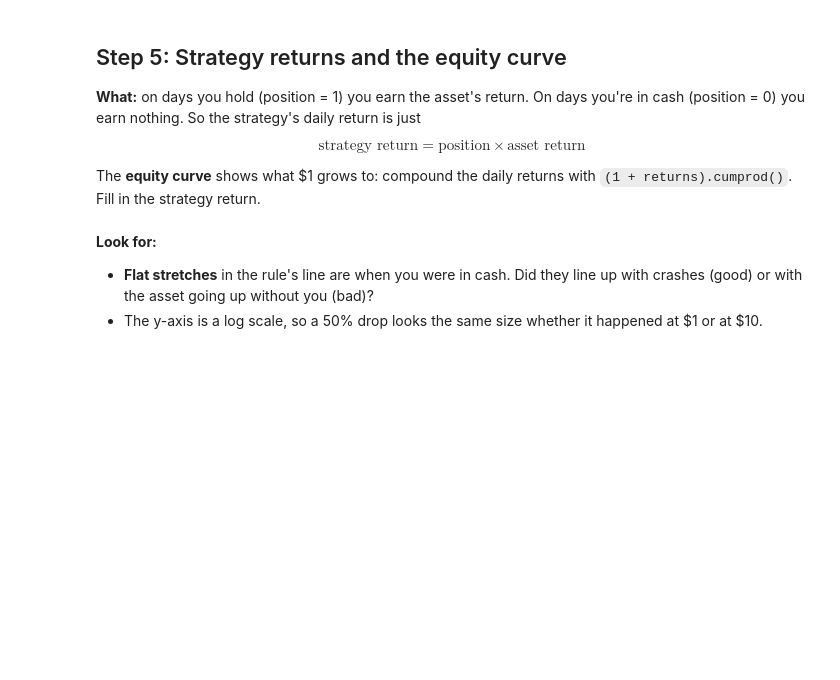
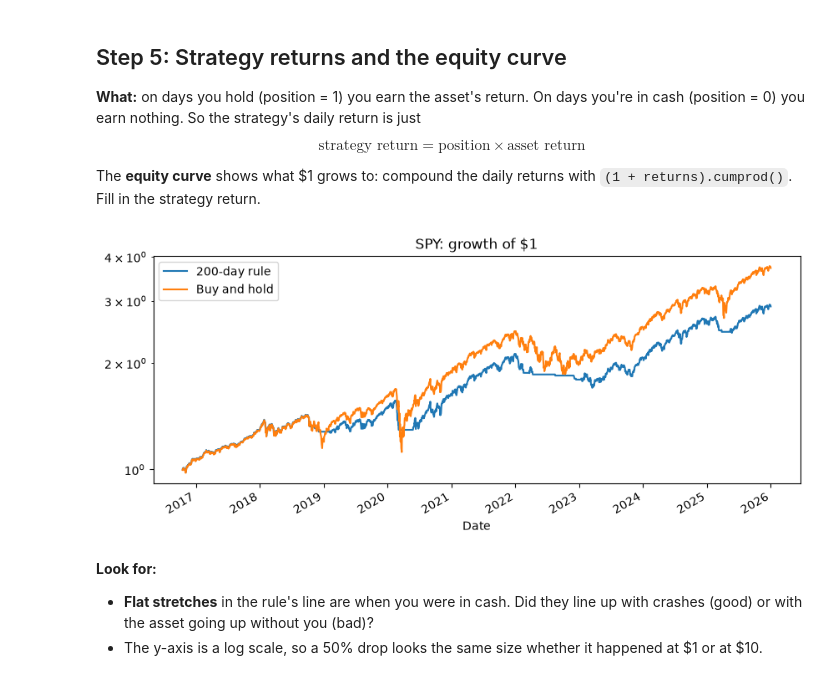
Before and after one commit to caiburin/OQG_education_proj, a Jupyter notebook: OQG/Project-Template/notebooks/week5_systematic_rule.ipynb, the cells around one changed output. Drawn from its saved outputs; the diff is of its cells as text; code cells hidden in the pictures; blank space fills up the shorter version.

```diff
--- a/OQG/Project-Template/notebooks/week5_systematic_rule.ipynb
+++ b/OQG/Project-Template/notebooks/week5_systematic_rule.ipynb
@@ -62,7 +72,7 @@ plt.legend();
 
 The last line drops the first 199 days, where the average doesn't exist yet. That way the rule and buy-and-hold are compared over exactly the same days.
 # %%
-signal = (px ___ ma).astype(int)     # hint: hold when the price is ABOVE the average
+signal = (px > ma).astype(int)     # hint: hold when the price is ABOVE the average
 valid = ma.notna()                   # True on days where the average exists
 signal, r = signal[valid], rets[A][valid]
 signal.value_counts()
@@ -78,7 +93,7 @@ Skip the shift and your backtest trades Monday's return using Monday's close. Th
 
 `.shift(1)` moves every value down one row. `.fillna(0)` says we start the first day in cash. The second half of the cell finds the first day the signal flips and shows the days around it.
 # %%
-position = signal.shift(___).fillna(0)
+position = signal.shift(1).fillna(0)
 
 check = pd.DataFrame({"price": px[valid], "average": ma[valid], "signal": signal, "position": position})
 i = signal.diff().fillna(0).ne(0).values.argmax()    # row number of the first flip
@@ -93,13 +116,15 @@ $$\text{strategy return} = \text{position} \times \text{asset return}$$
 
 The **equity curve** shows what $1 grows to: compound the daily returns with `(1 + returns).cumprod()`. Fill in the strategy return.
 # %%
-strat = ___ * ___       # hint: position times the asset's return (r)
+strat = position * r       # hint: position times the asset's return (r)
 
 equity = pd.DataFrame({
     f"{WINDOW}-day rule": (1 + strat).cumprod(),
     "Buy and hold": (1 + r).cumprod(),
 })
 equity.plot(title=f"{A}: growth of $1", figsize=(10, 4), logy=True);
+# %% [output]
+[figure, added]
 # %% [markdown]
 **Look for:**
 - **Flat stretches** in the rule's line are when you were in cash. Did they line up with crashes (good) or with the asset going up without you (bad)?
```
Also changed, not shown: parts of 16 cells of this notebook, 2 other files.
